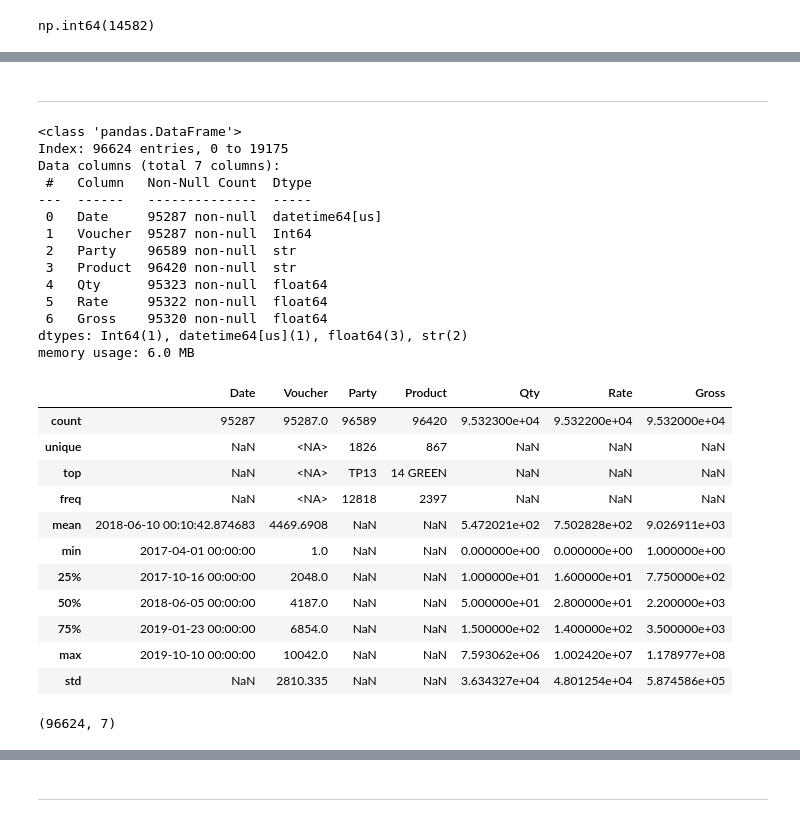
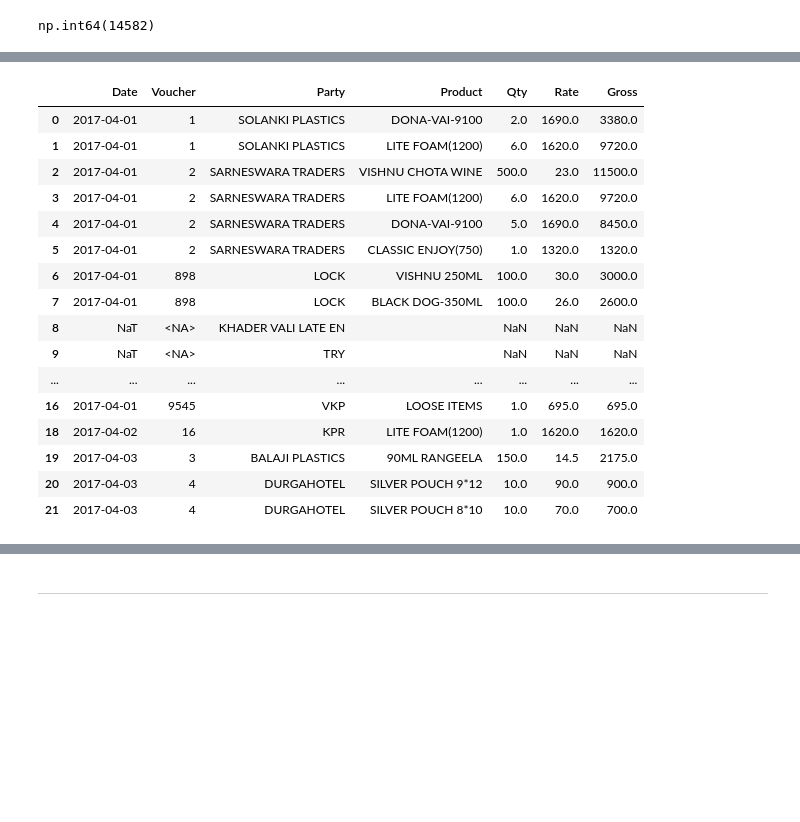
Before and after one commit to deringirish/Data-Science-Learning-in-PROITBRIDGE, a Jupyter notebook: 1_Python/Chapter_4_Python_for_Data_Analysis/task_2.ipynb, the cells around one changed output, grey strips where cells are left out. Saved outputs shown, nothing was run; the diff lists cells and outputs as text; code cells hidden in the pictures; blank space fills up the shorter version.

```diff
--- a/1_Python/Chapter_4_Python_for_Data_Analysis/task_2.ipynb
+++ b/1_Python/Chapter_4_Python_for_Data_Analysis/task_2.ipynb
@@ -135,2 +195,0 @@ dtype: int64
-# %% [markdown]
----
@@ -174,39 +196,23 @@ full_sales_data.Gross = pd.to_numeric(arg=full_sales_data.Gross).round(2)
-# %%
-full_sales_data.info()
-# %% [output]
-<class 'pandas.DataFrame'>
-Index: 96624 entries, 0 to 19175
-Data columns (total 7 columns):
- #   Column   Non-Null Count  Dtype
----  ------   --------------  -----
- 0   Date     95287 non-null  datetime64[us]
- 1   Voucher  95287 non-null  Int64
- 2   Party    96589 non-null  str
- 3   Product  96420 non-null  str
- 4   Qty      95323 non-null  float64
- 5   Rate     95322 non-null  float64
- 6   Gross    95320 non-null  float64
-dtypes: Int64(1), datetime64[us](1), float64(3), str(2)
-memory usage: 6.0 MB
-# %%
-full_sales_data.describe(include='all').round(4)
-# %% [output]
-|  | Date | Voucher | Party | Product | Qty | Rate | Gross |
-| count | 95287 | 95287.0 | 96589 | 96420 | 9.532300e+04 | 9.532200e+04 | 9.532000e+04 |
-| unique | NaN | <NA> | 1826 | 867 | NaN | NaN | NaN |
-| top | NaN | <NA> | TP13 | 14 GREEN | NaN | NaN | NaN |
-| freq | NaN | <NA> | 12818 | 2397 | NaN | NaN | NaN |
-| mean | 2018-06-10 00:10:42.874683 | 4469.6908 | NaN | NaN | 5.472021e+02 | 7.502828e+02 | 9.026911e+03 |
-| min | 2017-04-01 00:00:00 | 1.0 | NaN | NaN | 0.000000e+00 | 0.000000e+00 | 1.000000e+00 |
-| 25% | 2017-10-16 00:00:00 | 2048.0 | NaN | NaN | 1.000000e+01 | 1.600000e+01 | 7.750000e+02 |
-| 50% | 2018-06-05 00:00:00 | 4187.0 | NaN | NaN | 5.000000e+01 | 2.800000e+01 | 2.200000e+03 |
-| 75% | 2019-01-23 00:00:00 | 6854.0 | NaN | NaN | 1.500000e+02 | 1.400000e+02 | 3.500000e+03 |
-| max | 2019-10-10 00:00:00 | 10042.0 | NaN | NaN | 7.593062e+06 | 1.002420e+07 | 1.178977e+08 |
-| std | NaN | 2810.335 | NaN | NaN | 3.634327e+04 | 4.801254e+04 | 5.874586e+05 |
-# %%
-full_sales_data.shape
-# %% [output]
-(96624, 7)
+# %%
+full_sales_data.head(20)
+# %% [output]
+|  | Date | Voucher | Party | Product | Qty | Rate | Gross |
+| 0 | 2017-04-01 | 1 | SOLANKI PLASTICS | DONA-VAI-9100 | 2.0 | 1690.0 | 3380.0 |
+| 1 | 2017-04-01 | 1 | SOLANKI PLASTICS | LITE FOAM(1200) | 6.0 | 1620.0 | 9720.0 |
+| 2 | 2017-04-01 | 2 | SARNESWARA TRADERS | VISHNU CHOTA WINE | 500.0 | 23.0 | 11500.0 |
+| 3 | 2017-04-01 | 2 | SARNESWARA TRADERS | LITE FOAM(1200) | 6.0 | 1620.0 | 9720.0 |
+| 4 | 2017-04-01 | 2 | SARNESWARA TRADERS | DONA-VAI-9100 | 5.0 | 1690.0 | 8450.0 |
+| 5 | 2017-04-01 | 2 | SARNESWARA TRADERS | CLASSIC ENJOY(750) | 1.0 | 1320.0 | 1320.0 |
+| 6 | 2017-04-01 | 898 | LOCK | VISHNU 250ML | 100.0 | 30.0 | 3000.0 |
+| 7 | 2017-04-01 | 898 | LOCK | BLACK DOG-350ML | 100.0 | 26.0 | 2600.0 |
+| 8 | NaT | <NA> | KHADER VALI LATE EN |  | NaN | NaN | NaN |
+| 9 | NaT | <NA> | TRY |  | NaN | NaN | NaN |
+| ... | ... | ... | ... | ... | ... | ... | ... |
+| 16 | 2017-04-01 | 9545 | VKP | LOOSE ITEMS | 1.0 | 695.0 | 695.0 |
+| 18 | 2017-04-02 | 16 | KPR | LITE FOAM(1200) | 1.0 | 1620.0 | 1620.0 |
+| 19 | 2017-04-03 | 3 | BALAJI PLASTICS | 90ML RANGEELA | 150.0 | 14.5 | 2175.0 |
+| 20 | 2017-04-03 | 4 | DURGAHOTEL | SILVER POUCH 9*12 | 10.0 | 90.0 | 900.0 |
+| 21 | 2017-04-03 | 4 | DURGAHOTEL | SILVER POUCH 8*10 | 10.0 | 70.0 | 700.0 |
 # %%
 ## Removing the record where the "Qty" and "Rate" having null value, since without this value there is no use of data
 
```
Also changed, not shown: parts of 26 cells of this notebook, 2 other files.
